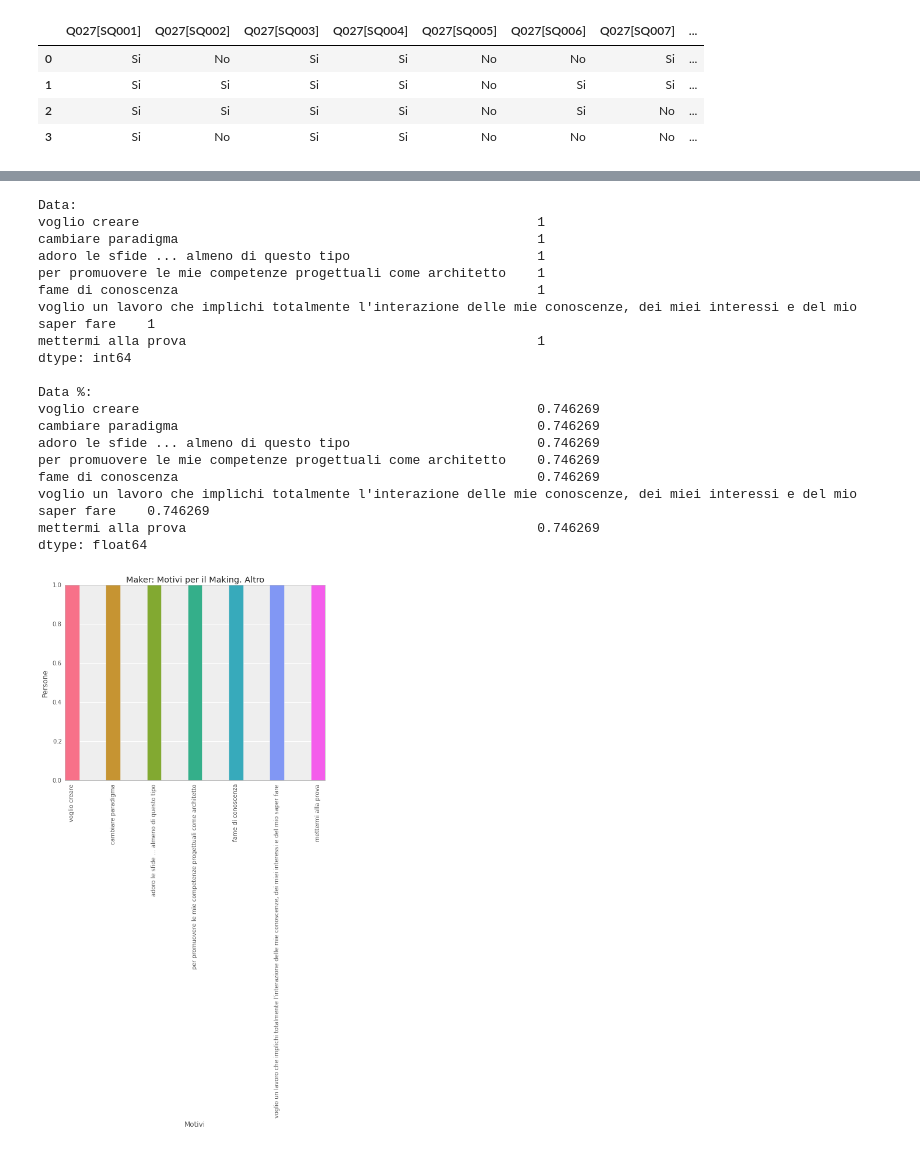
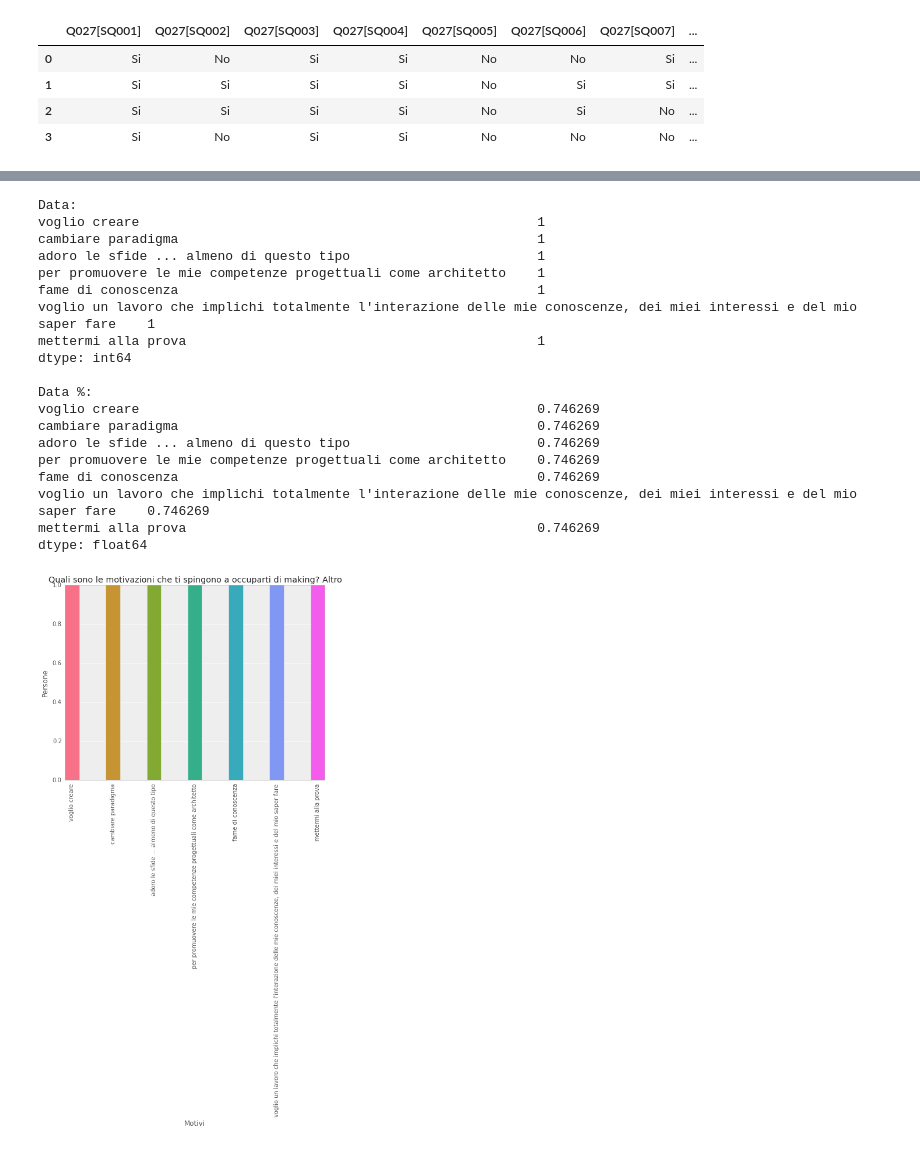
Before and after one commit to openp2pdesign/Makers-Inquiry---Analysis, a Jupyter notebook: Q027.ipynb, the cells around one changed output, grey strips where cells are left out. Cells and saved outputs as stored; diff of their text form; code cells hidden in the pictures.

```diff
--- a/Q027.ipynb
+++ b/Q027.ipynb
@@ -121,34 +132,34 @@ print data["Q027[other]"].str.lower().value_counts(normalize=True) * 100
 
 # Plot bar
 plt.figure(figsize=(8,6))
-plt.title('Maker: Motivi per il Making. Altro')
+plt.title('Quali sono le motivazioni che ti spingono a occuparti di making? Altro')
 plt.xticks(range(len(motivations_other.index)),motivations_other.index,rotation=90)
 plt.xlabel('Motivi')
 plt.ylabel('Persone')
 ind = np.arange(len(motivations_other))   # the x locations for the groups
 width = 0.35                       # the width of the bars
 
 my_colors = seaborn.color_palette("husl", len(motivations_other)) # Set color palette
 rect1 = plt.bar(ind,motivations_other,width,color=my_colors,align='center')
 plt.savefig("pdf/Q027-MakerMotiviMaking02.pdf") # Save pdf
 # %% [output]
 Data:
 voglio creare                                                   1
 cambiare paradigma                                              1
 adoro le sfide ... almeno di questo tipo                        1
 per promuovere le mie competenze progettuali come architetto    1
 fame di conoscenza                                              1
 voglio un lavoro che implichi totalmente l'interazione delle mie conoscenze, dei miei interessi e del mio saper fare    1
 mettermi alla prova                                             1
 dtype: int64
 
 Data %:
 voglio creare                                                   0.746269
 cambiare paradigma                                              0.746269
 adoro le sfide ... almeno di questo tipo                        0.746269
 per promuovere le mie competenze progettuali come architetto    0.746269
 fame di conoscenza                                              0.746269
 voglio un lavoro che implichi totalmente l'interazione delle mie conoscenze, dei miei interessi e del mio saper fare    0.746269
 mettermi alla prova                                             0.746269
 dtype: float64
-[figure, old version]
+[figure, new version]
```
Also changed, not shown: parts of 2 cells of this notebook, 10 other files.
